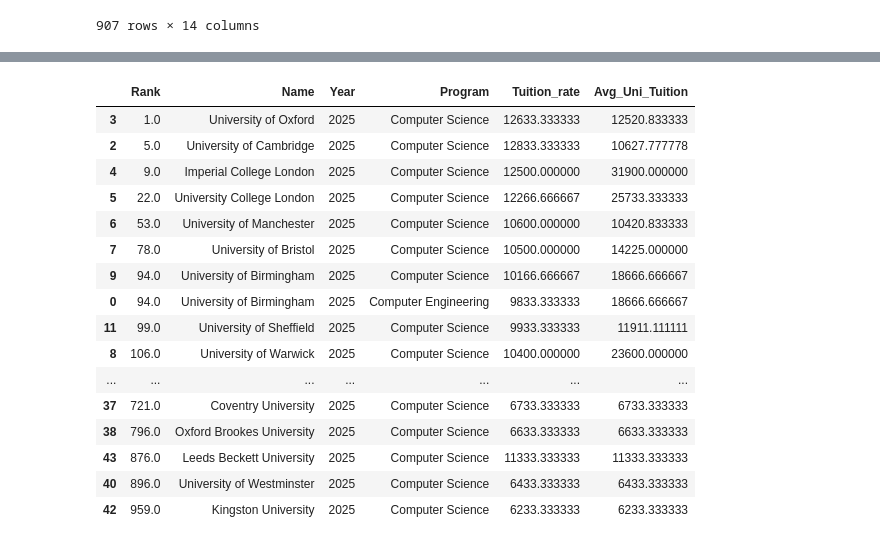
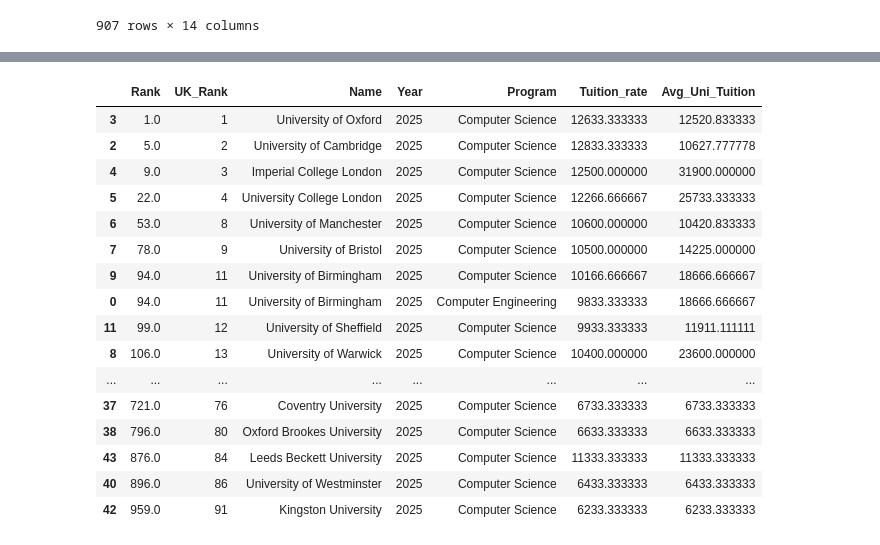
Before and after one commit to MMJilani/InternationalStudentUniData, a Jupyter notebook: src/code.ipynb, the cells around one changed output, grey strips where cells are left out. Cells and saved outputs as stored; diff of their text form; code cells hidden in the pictures.

```diff
--- a/src/code.ipynb
+++ b/src/code.ipynb
@@ -313,6 +320,9 @@ uk_cs_courses.head()
 # %%
 uk_ranking = ranking_df[(ranking_df['Year'] == 2025) &
                         (ranking_df['Country'] == 'United Kingdom')]
+
+uk_ranking = uk_ranking.sort_values(by='Rank').reset_index(drop=True) #This was an edit I made later in the code
+uk_ranking['UK_Rank'] = range(1, len(uk_ranking) + 1)
 # %%
 uk_ranking.head(10)
 # %% [output]
@@ -426,21 +452,21 @@ merged = pd.merge(
 # %%
 merged_sorted = merged.sort_values('Tuition_rate')
-merged_sorted[['Rank','Name','Year','Program','Tuition_rate','Avg_Uni_Tuition']].sort_values(by='Rank', ascending=True)
+merged_sorted[['Rank','UK_Rank','Name','Year','Program','Tuition_rate','Avg_Uni_Tuition']].sort_values(by='Rank', ascending=True)
 # %% [output]
-|  | Rank | Name | Year | Program | Tuition_rate | Avg_Uni_Tuition |
-| 3 | 1.0 | University of Oxford | 2025 | Computer Science | 12633.333333 | 12520.833333 |
-| 2 | 5.0 | University of Cambridge | 2025 | Computer Science | 12833.333333 | 10627.777778 |
-| 4 | 9.0 | Imperial College London | 2025 | Computer Science | 12500.000000 | 31900.000000 |
-| 5 | 22.0 | University College London | 2025 | Computer Science | 12266.666667 | 25733.333333 |
-| 6 | 53.0 | University of Manchester | 2025 | Computer Science | 10600.000000 | 10420.833333 |
-| 7 | 78.0 | University of Bristol | 2025 | Computer Science | 10500.000000 | 14225.000000 |
-| 9 | 94.0 | University of Birmingham | 2025 | Computer Science | 10166.666667 | 18666.666667 |
-| 0 | 94.0 | University of Birmingham | 2025 | Computer Engineering | 9833.333333 | 18666.666667 |
-| 11 | 99.0 | University of Sheffield | 2025 | Computer Science | 9933.333333 | 11911.111111 |
-| 8 | 106.0 | University of Warwick | 2025 | Computer Science | 10400.000000 | 23600.000000 |
-| ... | ... | ... | ... | ... | ... | ... |
-| 37 | 721.0 | Coventry University | 2025 | Computer Science | 6733.333333 | 6733.333333 |
-| 38 | 796.0 | Oxford Brookes University | 2025 | Computer Science | 6633.333333 | 6633.333333 |
-| 43 | 876.0 | Leeds Beckett University | 2025 | Computer Science | 11333.333333 | 11333.333333 |
-| 40 | 896.0 | University of Westminster | 2025 | Computer Science | 6433.333333 | 6433.333333 |
-| 42 | 959.0 | Kingston University | 2025 | Computer Science | 6233.333333 | 6233.333333 |
+|  | Rank | UK_Rank | Name | Year | Program | Tuition_rate | Avg_Uni_Tuition |
+| 3 | 1.0 | 1 | University of Oxford | 2025 | Computer Science | 12633.333333 | 12520.833333 |
+| 2 | 5.0 | 2 | University of Cambridge | 2025 | Computer Science | 12833.333333 | 10627.777778 |
+| 4 | 9.0 | 3 | Imperial College London | 2025 | Computer Science | 12500.000000 | 31900.000000 |
+| 5 | 22.0 | 4 | University College London | 2025 | Computer Science | 12266.666667 | 25733.333333 |
+| 6 | 53.0 | 8 | University of Manchester | 2025 | Computer Science | 10600.000000 | 10420.833333 |
+| 7 | 78.0 | 9 | University of Bristol | 2025 | Computer Science | 10500.000000 | 14225.000000 |
+| 9 | 94.0 | 11 | University of Birmingham | 2025 | Computer Science | 10166.666667 | 18666.666667 |
+| 0 | 94.0 | 11 | University of Birmingham | 2025 | Computer Engineering | 9833.333333 | 18666.666667 |
+| 11 | 99.0 | 12 | University of Sheffield | 2025 | Computer Science | 9933.333333 | 11911.111111 |
+| 8 | 106.0 | 13 | University of Warwick | 2025 | Computer Science | 10400.000000 | 23600.000000 |
+| ... | ... | ... | ... | ... | ... | ... | ... |
+| 37 | 721.0 | 76 | Coventry University | 2025 | Computer Science | 6733.333333 | 6733.333333 |
+| 38 | 796.0 | 80 | Oxford Brookes University | 2025 | Computer Science | 6633.333333 | 6633.333333 |
+| 43 | 876.0 | 84 | Leeds Beckett University | 2025 | Computer Science | 11333.333333 | 11333.333333 |
+| 40 | 896.0 | 86 | University of Westminster | 2025 | Computer Science | 6433.333333 | 6433.333333 |
+| 42 | 959.0 | 91 | Kingston University | 2025 | Computer Science | 6233.333333 | 6233.333333 |
```
Also changed, not shown: parts of 19 cells of this notebook.
